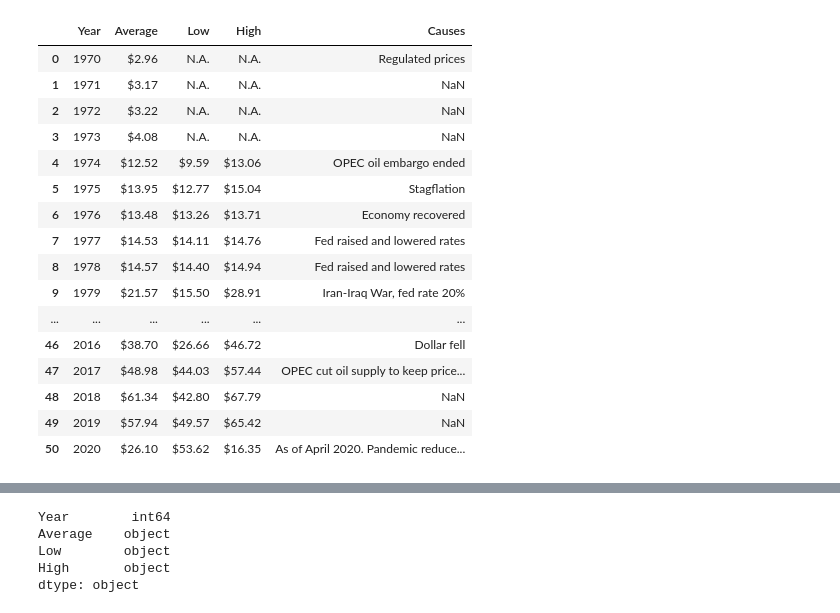
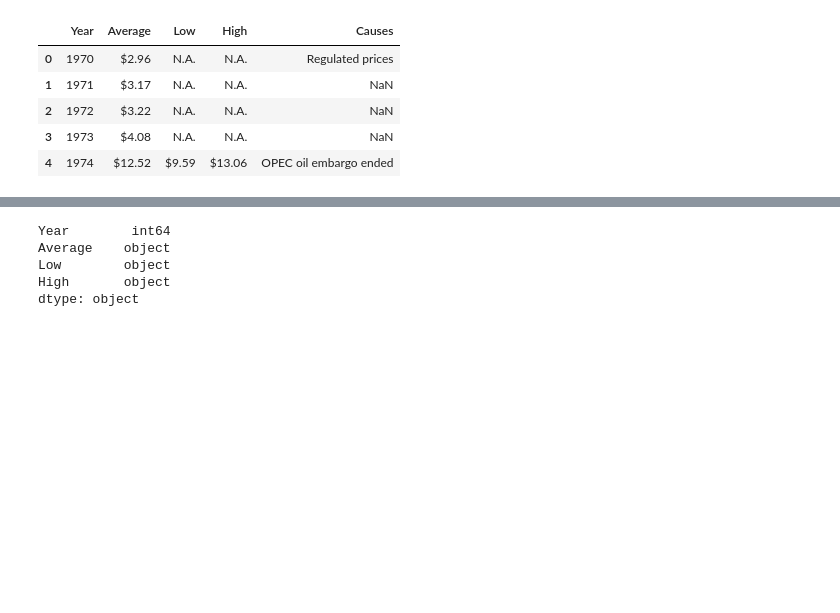
Before and after one commit to Ayomi-tech/Silver-Price-and-Oil-Price-interaction, a Jupyter notebook: New Scraping code Behrooz to test-Copy1.ipynb, the cells around one changed output, grey strips where cells are left out. Saved outputs shown, nothing was run; the diff lists cells and outputs as text; code cells hidden in the pictures; blank space fills up the shorter version.

```diff
--- a/New Scraping code Behrooz to test-Copy1.ipynb
+++ b/New Scraping code Behrooz to test-Copy1.ipynb
@@ -13,30 +13,19 @@ url2= 'https://www.thebalance.com/oil-price-history-3306200'
 # %%
 #We use the read_html method of the Pandas library to read the HTML tables.this will return a list of df.
 #skiprows skip anyrow we wish, here we set it to 0 because we need all of it(we dont need it here).
 #header makes the heads of the columns
 # we need to add [0] if need to select first item of returened list, because read_html return list of DataFrames:
 
 
 df_list = pd.read_html(url2, header=0)[0]
-df_list
+df_list.head()
 # %% [output]
 |  | Year | Average | Low | High | Causes |
 | 0 | 1970 | $2.96 | N.A. | N.A. | Regulated prices |
 | 1 | 1971 | $3.17 | N.A. | N.A. | NaN |
 | 2 | 1972 | $3.22 | N.A. | N.A. | NaN |
 | 3 | 1973 | $4.08 | N.A. | N.A. | NaN |
 | 4 | 1974 | $12.52 | $9.59 | $13.06 | OPEC oil embargo ended |
-| 5 | 1975 | $13.95 | $12.77 | $15.04 | Stagflation |
-| 6 | 1976 | $13.48 | $13.26 | $13.71 | Economy recovered |
-| 7 | 1977 | $14.53 | $14.11 | $14.76 | Fed raised and lowered rates |
-| 8 | 1978 | $14.57 | $14.40 | $14.94 | Fed raised and lowered rates |
-| 9 | 1979 | $21.57 | $15.50 | $28.91 | Iran-Iraq War, fed rate 20% |
-| ... | ... | ... | ... | ... | ... |
-| 46 | 2016 | $38.70 | $26.66 | $46.72 | Dollar fell |
-| 47 | 2017 | $48.98 | $44.03 | $57.44 | OPEC cut oil supply to keep price... |
-| 48 | 2018 | $61.34 | $42.80 | $67.79 | NaN |
-| 49 | 2019 | $57.94 | $49.57 | $65.42 | NaN |
-| 50 | 2020 | $26.10 | $53.62 | $16.35 | As of April 2020. Pandemic reduce... |
 # %%
 # to drop column:
 df = df_list.drop(['Causes'], axis=1)
```
Also changed, not shown: parts of 3 cells of this notebook, 1 other file.
